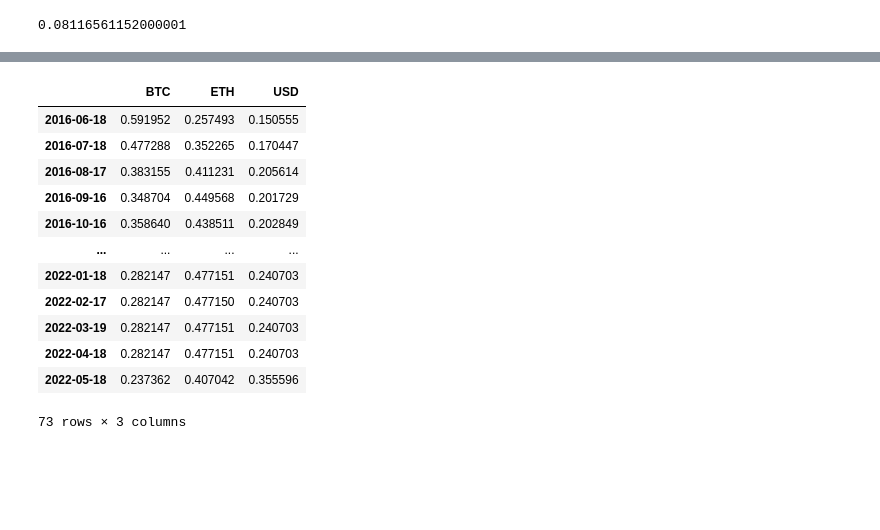
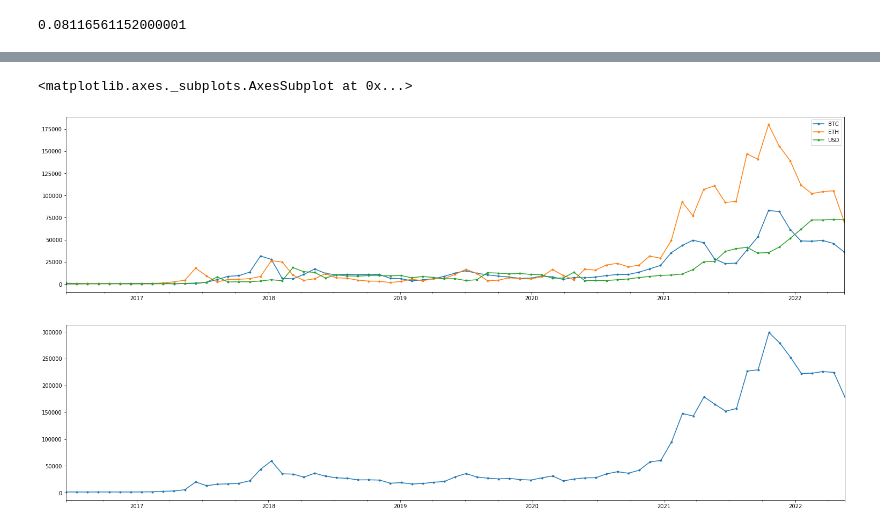
Before and after one commit to Zhimin90/crypto_portfolio_manager, a Jupyter notebook: dataset.ipynb, the cells around one changed output, grey strips where cells are left out. Saved outputs shown, nothing was run; the diff lists cells and outputs as text; code cells hidden in the pictures; blank space fills up the shorter version.

```diff
--- a/dataset.ipynb
+++ b/dataset.ipynb
@@ -506,6 +508,7 @@ ga_instance = pygad.GA(num_generations=num_generations,
                        on_generation=callback_generation)
 # %%
 optimized_portfolio = pd.DataFrame()
+portfolio_values = pd.DataFrame()
 
 prev_pred = np.array([[.6],[.3],[.1]])
 prev_portfolio = np.array([600,300,100])
@@ -552,16 +552,7 @@ optimized_portfolio.plot(style='.-', figsize=(26,10))
-# %%
-optimized_portfolio
-# %% [output]
-|  | BTC | ETH | USD |
-| 2016-06-18 | 0.591952 | 0.257493 | 0.150555 |
-| 2016-07-18 | 0.477288 | 0.352265 | 0.170447 |
-| 2016-08-17 | 0.383155 | 0.411231 | 0.205614 |
-| 2016-09-16 | 0.348704 | 0.449568 | 0.201729 |
-| 2016-10-16 | 0.358640 | 0.438511 | 0.202849 |
-| ... | ... | ... | ... |
-| 2022-01-18 | 0.282147 | 0.477151 | 0.240703 |
-| 2022-02-17 | 0.282147 | 0.477150 | 0.240703 |
-| 2022-03-19 | 0.282147 | 0.477151 | 0.240703 |
-| 2022-04-18 | 0.282147 | 0.477151 | 0.240703 |
-| 2022-05-18 | 0.237362 | 0.407042 | 0.355596 |
-73 rows × 3 columns
+# %%
+portfolio_values.plot(style='.-', figsize=(26,6))
+portfolio_values.sum(axis=1).to_frame().plot(legend=False, style='.-', figsize=(26,6))
+# %% [output]
+<matplotlib.axes._subplots.AxesSubplot at 0x...>
+[figure, added]
+[figure, added]
```
Also changed, not shown: parts of 14 cells of this notebook.
